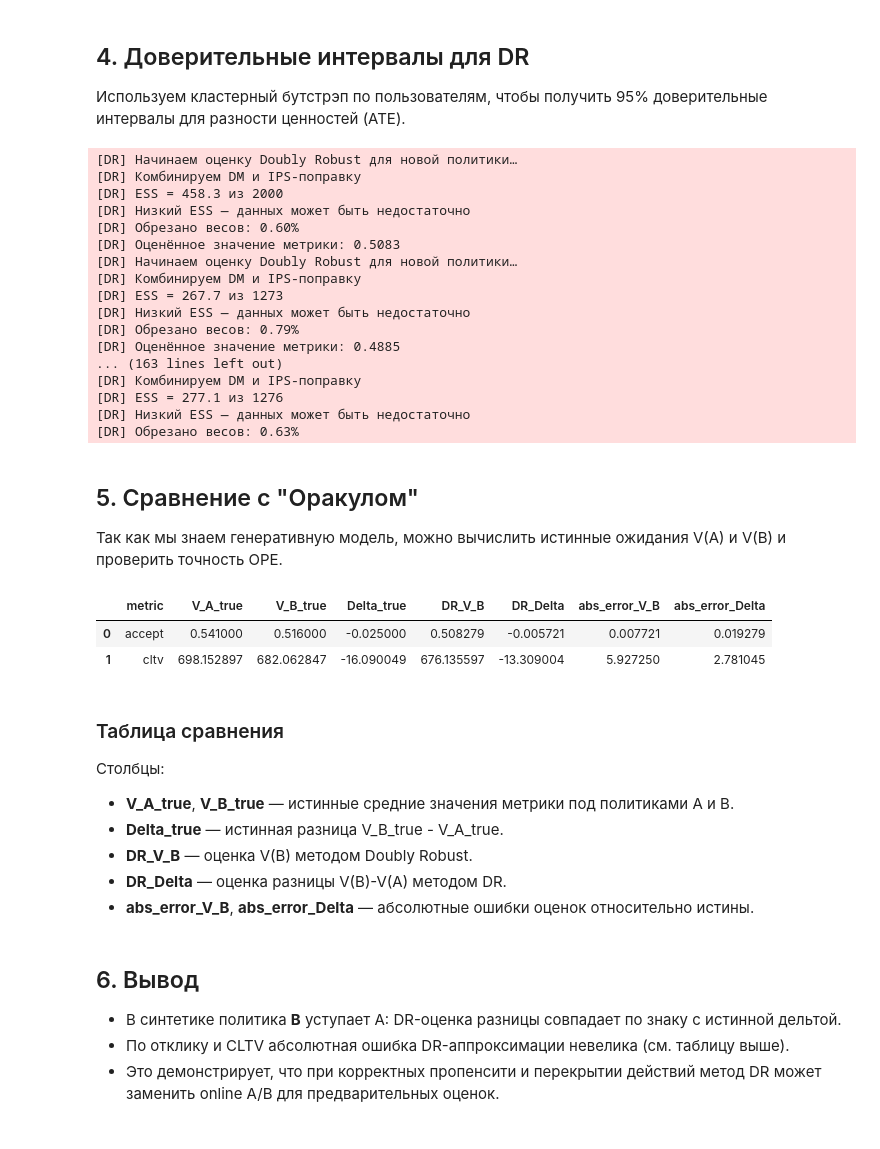
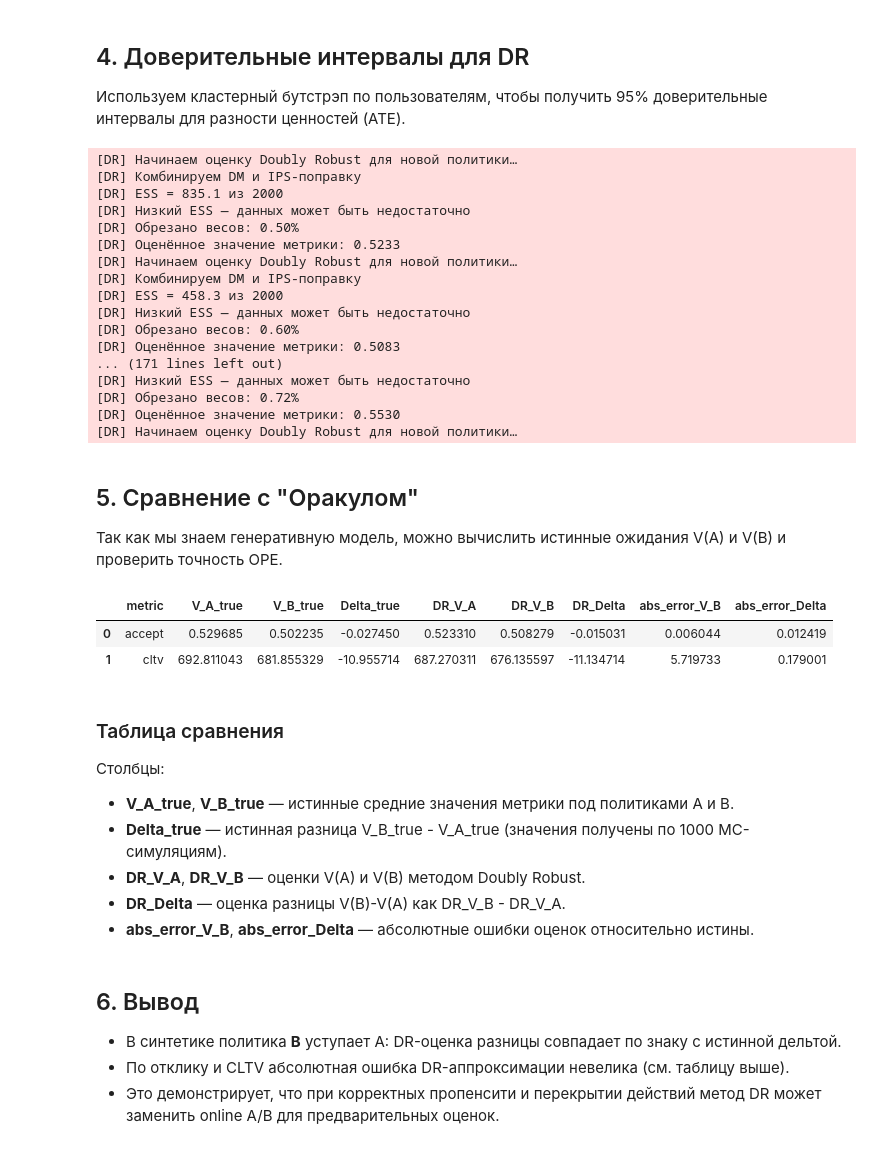
Before and after one commit to Yurashku/OffPolicyLab, a Jupyter notebook: examples/tutorial.ipynb, the cells around one changed output. Saved outputs shown, nothing was run; the diff lists cells and outputs as text; code cells hidden in the pictures.

Commit message:
Fix DR delta calculations in tutorial

```diff
--- a/examples/tutorial.ipynb
+++ b/examples/tutorial.ipynb
@@ -172,6 +172,8 @@ res.append(('Switch-DR', res_sw_accept, res_sw_cltv))
 # DR
 res_dr_accept, ess_dr_a, clip_dr_a = dr_value(logsA, policyB, mu_accept, pA_taken, 'accept', weight_clip=20)
 res_dr_cltv, ess_dr_c, clip_dr_c = dr_value(logsA, policyB, mu_cltv, pA_taken, 'cltv', weight_clip=20)
+res_dr_A_accept, _, _ = dr_value(logsA, policyA, mu_accept, pA_taken, 'accept', weight_clip=20)
+res_dr_A_cltv, _, _ = dr_value(logsA, policyA, mu_cltv, pA_taken, 'cltv', weight_clip=20)
 print(f'[DR] ESS_accept={ess_dr_a:.1f}, clip={clip_dr_a:.2%}; ESS_cltv={ess_dr_c:.1f}, clip={clip_dr_c:.2%}')
 res.append(('DR', res_dr_accept, res_dr_cltv))
 
@@ -231,7 +240,7 @@ def estimator_pair_accept(df):
     pi_model = train_pi_hat(df)
     pA = pi_hat_predict(pi_model, df)
     pA_taken = pA[np.arange(len(df)), df['a_A'].values]
-    vA = df['accept'].mean()
+    vA, _, _ = dr_value(df, policyA, mu, pA_taken, 'accept', weight_clip=20)
     vB, _, _ = dr_value(df, policyB, mu, pA_taken, 'accept', weight_clip=20)
     return vA, vB, vB - vA
 
@@ -241,7 +250,7 @@ def estimator_pair_cltv(df):
     pi_model = train_pi_hat(df)
     pA = pi_hat_predict(pi_model, df)
     pA_taken = pA[np.arange(len(df)), df['a_A'].values]
-    vA = df['cltv'].mean()
+    vA, _, _ = dr_value(df, policyA, mu, pA_taken, 'cltv', weight_clip=20)
     vB, _, _ = dr_value(df, policyB, mu, pA_taken, 'cltv', weight_clip=20)
     return vA, vB, vB - vA
 
@@ -249,62 +258,65 @@ ci_accept = paired_bootstrap_ci(logsA, estimator_pair_accept)
 ci_cltv = paired_bootstrap_ci(logsA, estimator_pair_cltv)
 ci_accept, ci_cltv
 # %% [output]
+[DR] Начинаем оценку Doubly Robust для новой политики…
+[DR] Комбинируем DM и IPS-поправку
+[DR] ESS = 835.1 из 2000
+[DR] Низкий ESS — данных может быть недостаточно
+[DR] Обрезано весов: 0.50%
+[DR] Оценённое значение метрики: 0.5233
 [DR] Начинаем оценку Doubly Robust для новой политики…
 [DR] Комбинируем DM и IPS-поправку
 [DR] ESS = 458.3 из 2000
 [DR] Низкий ESS — данных может быть недостаточно
 [DR] Обрезано весов: 0.60%
 [DR] Оценённое значение метрики: 0.5083
+... (171 lines left out)
+[DR] Низкий ESS — данных может быть недостаточно
+[DR] Обрезано весов: 0.72%
+[DR] Оценённое значение метрики: 0.5530
 [DR] Начинаем оценку Doubly Robust для новой политики…
-[DR] Комбинируем DM и IPS-поправку
-[DR] ESS = 267.7 из 1273
-[DR] Низкий ESS — данных может быть недостаточно
-[DR] Обрезано весов: 0.79%
-[DR] Оценённое значение метрики: 0.4885
-... (163 lines left out)
-[DR] Комбинируем DM и IPS-поправку
-[DR] ESS = 277.1 из 1276
-[DR] Низкий ESS — данных может быть недостаточно
-[DR] Обрезано весов: 0.63%
 # %% [markdown]
 ## 5. Сравнение с "Оракулом"
 
 Так как мы знаем генеративную модель, можно вычислить истинные ожидания V(A) и V(B) и проверить точность OPE.
 # %%
-oracle_A_accept = env.oracle_value(policyA, users, metric="accept")
-oracle_B_accept = env.oracle_value(policyB, users, metric="accept")
-oracle_A_cltv = env.oracle_value(policyA, users, metric="cltv")
-oracle_B_cltv = env.oracle_value(policyB, users, metric="cltv")
+oracle_A_accept = env.oracle_value(policyA, users, metric='accept', n_mc=100)
+oracle_B_accept = env.oracle_value(policyB, users, metric='accept', n_mc=100)
+oracle_A_cltv = env.oracle_value(policyA, users, metric='cltv', n_mc=100)
+oracle_B_cltv = env.oracle_value(policyB, users, metric='cltv', n_mc=100)
 
 # DR estimates
+DR_V_A_accept = res_dr_A_accept
+DR_V_A_cltv = res_dr_A_cltv
 DR_V_B_accept = res_dr_accept
 DR_V_B_cltv = res_dr_cltv
-DR_Delta_accept = res_dr_accept - vA_accept
-DR_Delta_cltv = res_dr_cltv - vA_cltv
+DR_Delta_accept = DR_V_B_accept - DR_V_A_accept
+DR_Delta_cltv = DR_V_B_cltv - DR_V_A_cltv
 
 oracle_df = pd.DataFrame({
-    "metric": ["accept", "cltv"],
-    "V_A_true": [oracle_A_accept, oracle_A_cltv],
-    "V_B_true": [oracle_B_accept, oracle_B_cltv],
-    "Delta_true": [oracle_B_accept - oracle_A_accept, oracle_B_cltv - oracle_A_cltv],
-    "DR_V_B": [DR_V_B_accept, DR_V_B_cltv],
-    "DR_Delta": [DR_Delta_accept, DR_Delta_cltv],
-    "abs_error_V_B": [abs(DR_V_B_accept - oracle_B_accept), abs(DR_V_B_cltv - oracle_B_cltv)],
-    "abs_error_Delta": [abs(DR_Delta_accept - (oracle_B_accept - oracle_A_accept)),
-                         abs(DR_Delta_cltv - (oracle_B_cltv - oracle_A_cltv))]
+    'metric': ['accept', 'cltv'],
+    'V_A_true': [oracle_A_accept, oracle_A_cltv],
+    'V_B_true': [oracle_B_accept, oracle_B_cltv],
+    'Delta_true': [oracle_B_accept - oracle_A_accept, oracle_B_cltv - oracle_A_cltv],
+    'DR_V_A': [DR_V_A_accept, DR_V_A_cltv],
+    'DR_V_B': [DR_V_B_accept, DR_V_B_cltv],
+    'DR_Delta': [DR_Delta_accept, DR_Delta_cltv],
+    'abs_error_V_B': [abs(DR_V_B_accept - oracle_B_accept), abs(DR_V_B_cltv - oracle_B_cltv)],
+    'abs_error_Delta': [abs(DR_Delta_accept - (oracle_B_accept - oracle_A_accept)),
+                        abs(DR_Delta_cltv - (oracle_B_cltv - oracle_A_cltv))]
 })
 oracle_df
 # %% [output]
-|  | metric | V_A_true | V_B_true | Delta_true | DR_V_B | DR_Delta | abs_error_V_B | abs_error_Delta |
-| 0 | accept | 0.541000 | 0.516000 | -0.025000 | 0.508279 | -0.005721 | 0.007721 | 0.019279 |
-| 1 | cltv | 698.152897 | 682.062847 | -16.090049 | 676.135597 | -13.309004 | 5.927250 | 2.781045 |
+|  | metric | V_A_true | V_B_true | Delta_true | DR_V_A | DR_V_B | DR_Delta | abs_error_V_B | abs_error_Delta |
+| 0 | accept | 0.529685 | 0.502235 | -0.027450 | 0.523310 | 0.508279 | -0.015031 | 0.006044 | 0.012419 |
+| 1 | cltv | 692.811043 | 681.855329 | -10.955714 | 687.270311 | 676.135597 | -11.134714 | 5.719733 | 0.179001 |
 # %% [markdown]
 ### Таблица сравнения
 Столбцы:
 - **V_A_true**, **V_B_true** — истинные средние значения метрики под политиками A и B.
-- **Delta_true** — истинная разница V_B_true - V_A_true.
-- **DR_V_B** — оценка V(B) методом Doubly Robust.
-- **DR_Delta** — оценка разницы V(B)-V(A) методом DR.
+- **Delta_true** — истинная разница V_B_true - V_A_true (значения получены по 1000 MC-симуляциям).
+- **DR_V_A**, **DR_V_B** — оценки V(A) и V(B) методом Doubly Robust.
+- **DR_Delta** — оценка разницы V(B)-V(A) как DR_V_B - DR_V_A.
 - **abs_error_V_B**, **abs_error_Delta** — абсолютные ошибки оценок относительно истины.
 # %% [markdown]
 ## 6. Вывод
```
Also changed, not shown: parts of 1 cell of this notebook, 1 other file.
